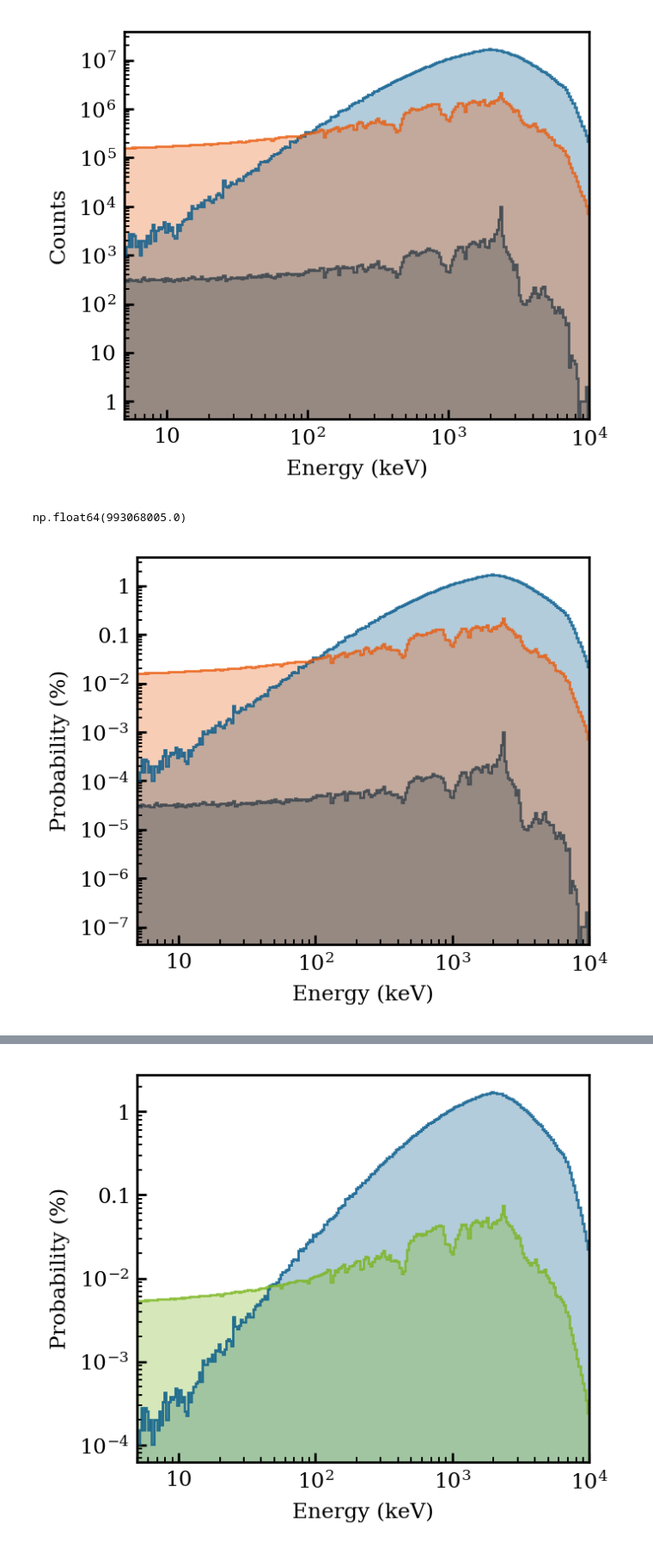
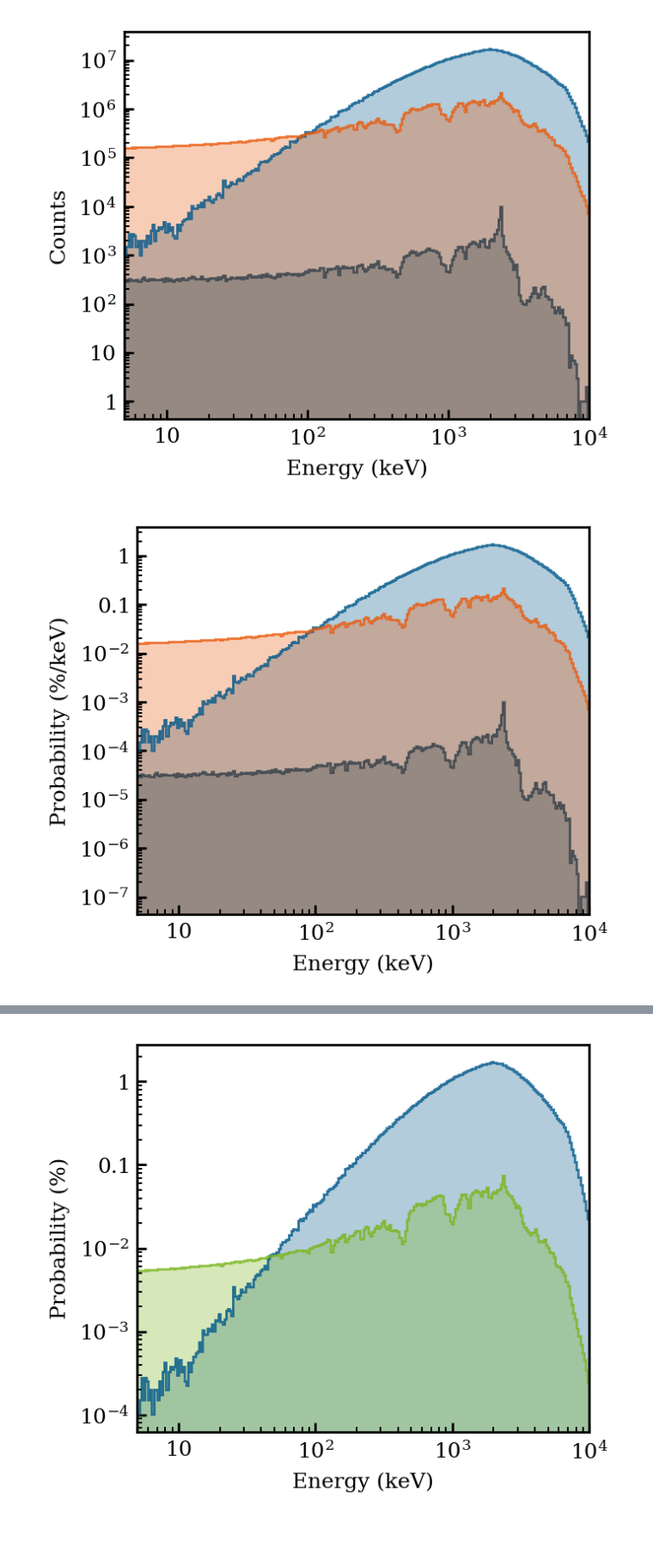
Before and after one commit to B-Koberg/XeSim, a Jupyter notebook: notebooks/Analysis_EnergyDist.ipynb, the cells around one changed output, grey strips where cells are left out. Shown at 86% size. Saved outputs shown, nothing was run; the diff lists cells and outputs as text; code cells hidden in the pictures.

```diff
--- a/notebooks/Analysis_EnergyDist.ipynb
+++ b/notebooks/Analysis_EnergyDist.ipynb
@@ -560,3 +562,6 @@ bin_edges_list_r_lin = np.load(path, allow_pickle=True)['bin_edges_list']
+# %%
+error_c_lin = np.sqrt(hist_vals_list_c_lin)
+error_r_lin = np.sqrt(hist_vals_list_r_lin)
 # %%
 vals_data = [hist_vals_list_c_log[0], hist_vals_list_c_log[3], hist_vals_list_r_log[3]]
 bin_data = [bin_edges_list_c_log[0], bin_edges_list_c_log[3], bin_edges_list_r_log[3]]
@@ -586,37 +592,32 @@ plt.savefig(f"/home/b/bkoberg/AGW_LowRad/home/bkoberg/XeSim/notebooks/Pictures/{
 plt.show()
 # %% [output]
 [figure]
-# %%
-sum(hist_vals_list_r_lin[0])
-# %% [output]
-np.float64(993068005.0)
 # %%
-
-
 rock_norm = sum(hist_vals_list_r_lin[0])
 concrete_norm = sum(hist_vals_list_c_lin[0])
 
 vals_data_norm = [hist_vals_list_c_log[0]/concrete_norm, hist_vals_list_c_log[3]/concrete_norm, hist_vals_list_r_log[3]/rock_norm]
+error_data_norm = [error_c_lin[0]/concrete_norm, error_c_lin[3]/concrete_norm, error_r_lin[3]/rock_norm]
 bin_data_norm = [bin_edges_list_c_log[0], bin_edges_list_c_log[3], bin_edges_list_r_log[3]]
 labels = ['Simulated Neutrons', 'Neutrons entering the hall from the concrete', 'Neutrons entering the hall from the rock']
 lin_data_norm = [hist_vals_list_c_lin[0]/concrete_norm, hist_vals_list_c_lin[3]/concrete_norm, hist_vals_list_r_lin[3]/rock_norm]
 
 #axs_flat = axs.flat  # Flatten the 2D array of axes
 
 for i in range(len(vals_data_norm)):
-    plt.hist(bin_data_norm[i][:-1], bins=bin_data_norm[i], weights=vals_data_norm[i]*100,
+    plt.hist(bin_data_norm[i][:-1], bins=bin_data_norm[i], weights=vals_data_norm[i]*100 ,
             histtype='step', color=xps.colors[col[i]],
             label=f'{labels[i]} ({sum(lin_data_norm[i])*100:.2f} %)', alpha=0.8)
-    plt.hist(bin_data_norm[i][:-1], bins=bin_data_norm[i], weights=vals_data_norm[i]*100,
+    plt.hist(bin_data_norm[i][:-1], bins=bin_data_norm[i], weights=vals_data_norm[i]*100 ,
             histtype='stepfilled', color=xps.colors[col[i]], alpha=0.3)
 
 plt.yscale('log')
 plt.xscale('log')
 plt.xlim(5, 10000)
 plt.xlabel('Energy (keV)')
-plt.ylabel('Probability (%)')
+plt.ylabel('Probability (%/keV)')
 plt.savefig(f"/home/b/bkoberg/AGW_LowRad/home/bkoberg/XeSim/notebooks/Pictures/{path_Version}/{path_Material}/Neutron_prob_sep.png")
 plt.savefig(f"/home/b/bkoberg/AGW_LowRad/home/bkoberg/XeSim/notebooks/Pictures/{path_Version}/{path_Material}/Neutron_prob_sep.pdf")
 plt.show()
 # %% [output]
-[figure, old version]
+[figure, new version]
```
Also changed, not shown: parts of 24 cells of this notebook, 25 other files.
